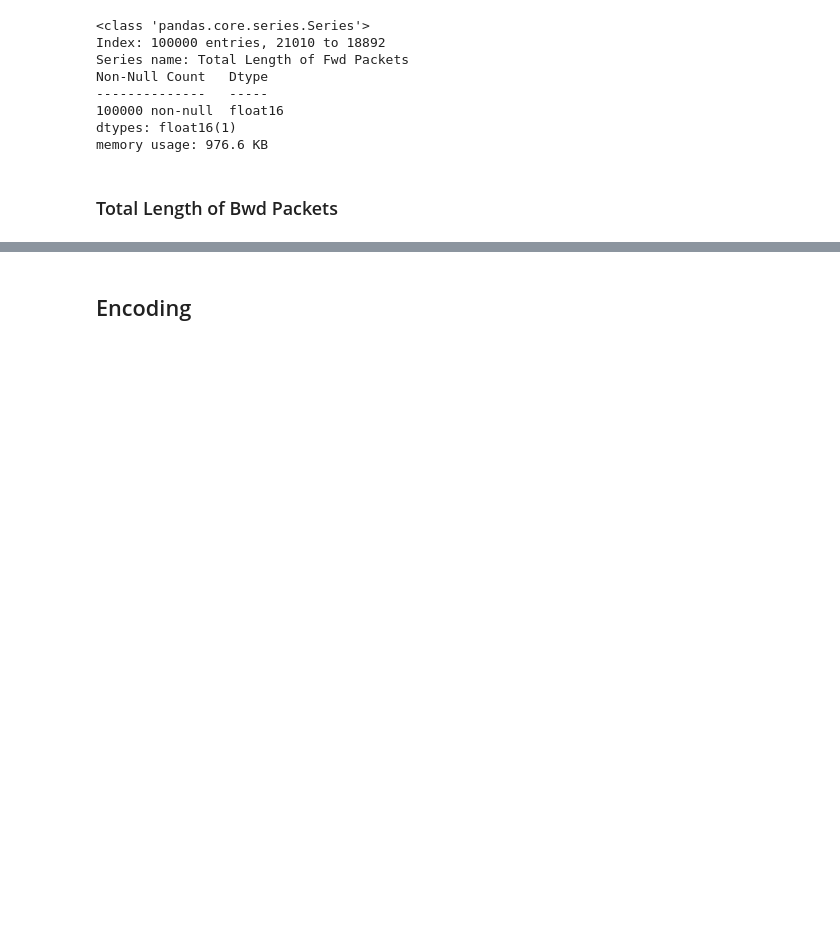
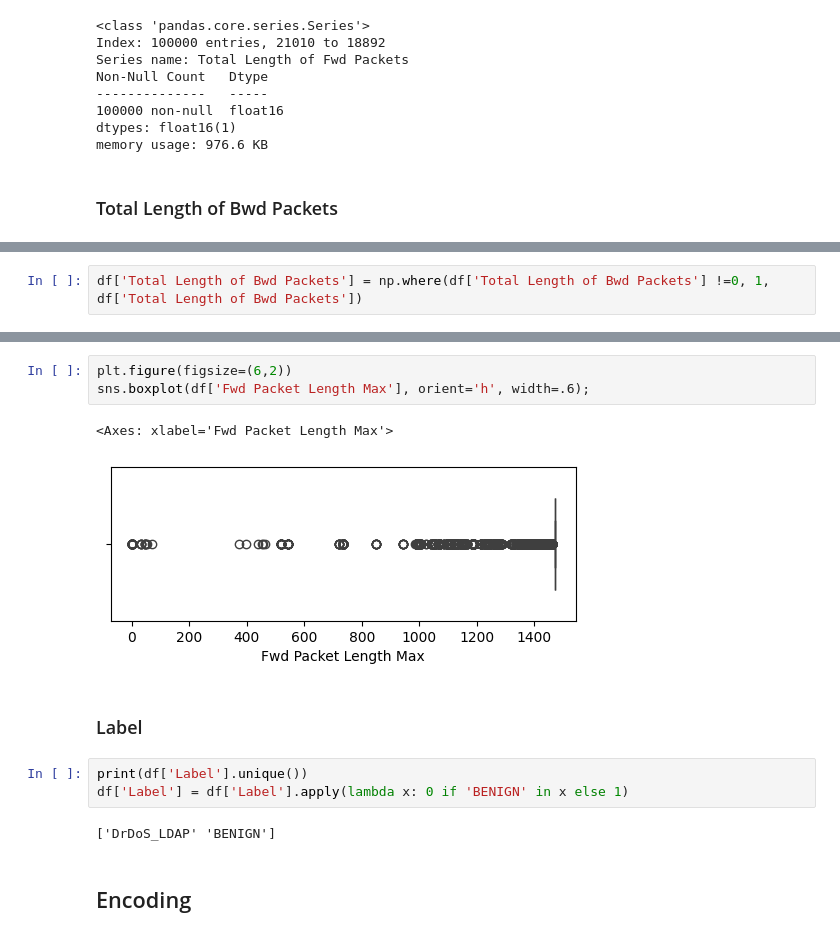
Before and after one commit to Alex1iv/DDoS-Identification, a Jupyter notebook: notebooks/ddos.ipynb, the cells around one changed output, grey strips where cells are left out. Saved outputs shown, nothing was run; the diff lists cells and outputs as text; blank space fills up the shorter version.

```diff
--- a/notebooks/ddos.ipynb
+++ b/notebooks/ddos.ipynb
@@ -329,0 +373,2 @@ sns.boxplot(df['Total Length of Bwd Packets'], orient='h', width=.6)
+# %%
+df['Total Length of Bwd Packets'] = np.where(df['Total Length of Bwd Packets'] !=0, 1, df['Total Length of Bwd Packets'])
@@ -330,3 +389,16 @@ sns.boxplot(df['Total Length of Bwd Packets'], orient='h', width=.6)
+# %%
+plt.figure(figsize=(6,2))
+sns.boxplot(df['Fwd Packet Length Max'], orient='h', width=.6);
+# %% [output]
+<Axes: xlabel='Fwd Packet Length Max'>
+[figure, added]
+# %% [markdown]
+### Label
+# %%
+print(df['Label'].unique())
+df['Label'] = df['Label'].apply(lambda x: 0 if 'BENIGN' in x else 1)
+# %% [output]
+['DrDoS_LDAP' 'BENIGN']
 # %% [markdown]
 ## Encoding
 # %%
```
Also changed, not shown: parts of 15 cells of this notebook.
